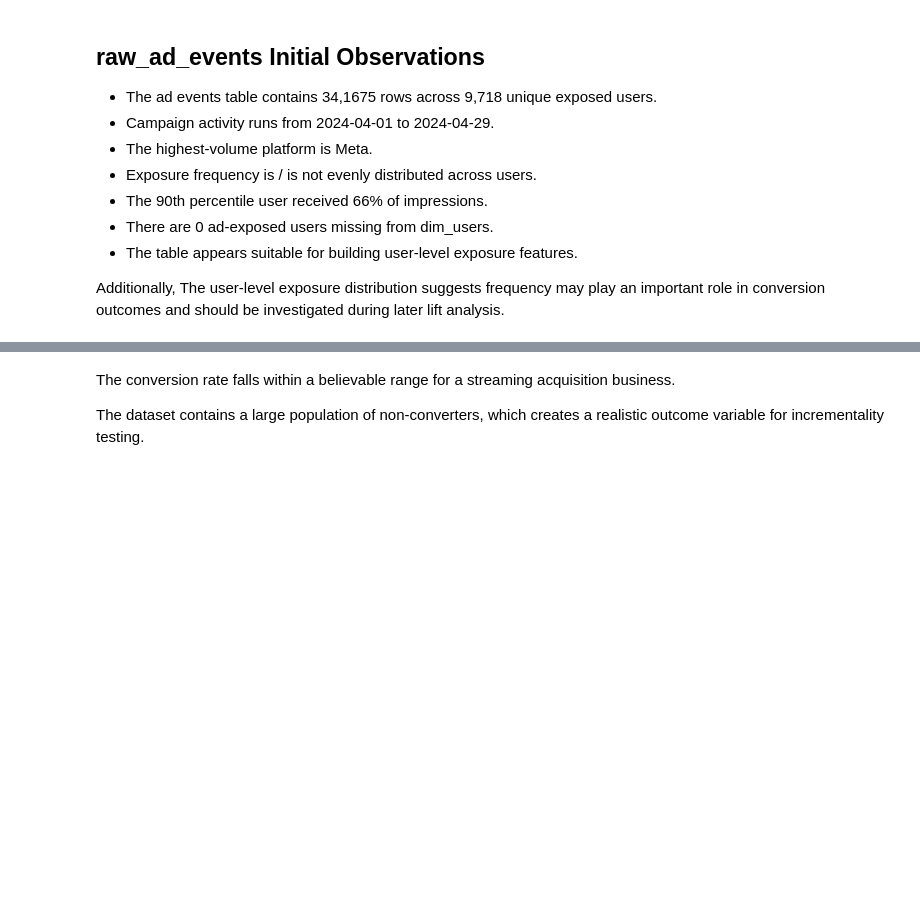
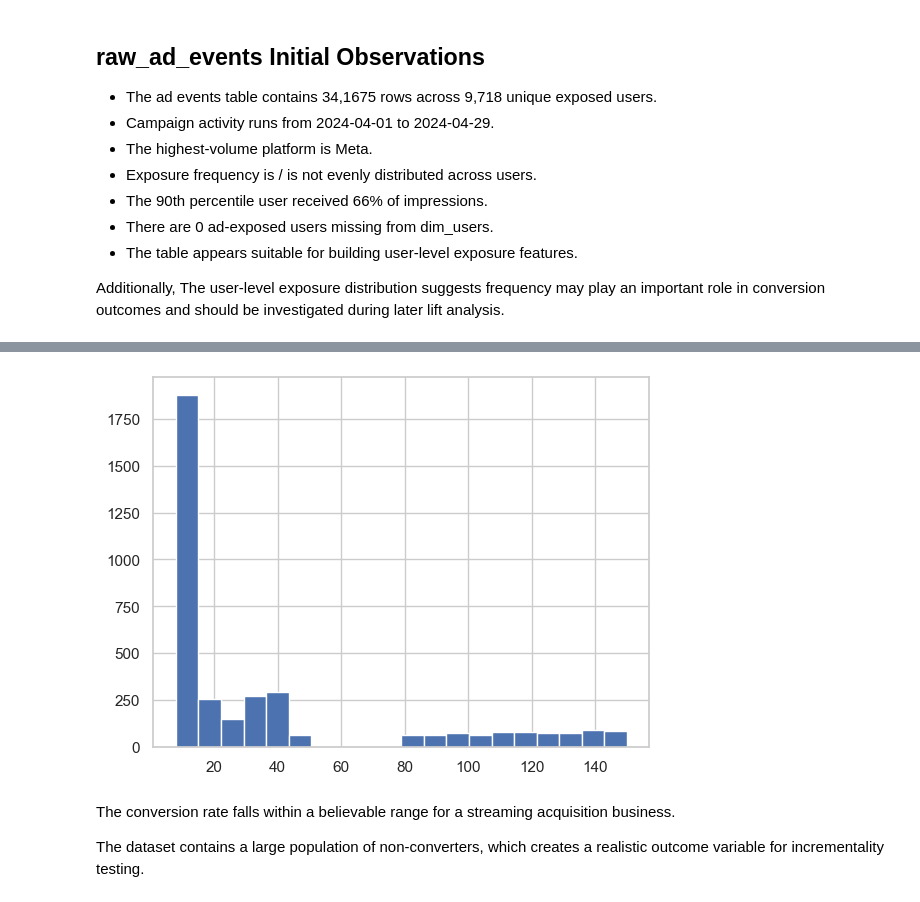
Before and after one commit to eddyk92/try-again-campaign-incrementality, a Jupyter notebook: notebooks/01_data_validation.ipynb, the cells around one changed output, grey strips where cells are left out. Saved outputs shown, nothing was run; the diff lists cells and outputs as text; code cells hidden in the pictures; blank space fills up the shorter version.

```diff
--- a/notebooks/01_data_validation.ipynb
+++ b/notebooks/01_data_validation.ipynb
@@ -382,55 +382,48 @@ print(f'raw_subscription_events: {raw_subscription_events.shape}')
 
 raw_subscription_events.columns.tolist()
 
-#What subscription events exist?
-event_dist = (
-    raw_subscription_events["subscription_event_type"]
+# What subscription statuses exist?
+status_dist = (
+    raw_subscription_events["status"]
     .value_counts(dropna=False)
     .to_frame("count")
 )
 
-event_dist["pct"] = (
-    event_dist["count"]
-    / event_dist["count"].sum()
+status_dist["pct"] = (
+    status_dist["count"]
+    / status_dist["count"].sum()
     * 100
 ).round(2)
 
-display(event_dist)
+display(status_dist)
 
-#How many users actually generated subscription events?
-print("Total subscription events:", len(raw_subscription_events))
-print("Unique users:", raw_subscription_events["user_id"].nunique())
-
-#What is the timeline?
-raw_subscription_events["timestamp"] = pd.to_datetime(
-    raw_subscription_events["timestamp"]
+# How many users subsscribed?
+print(
+    "Total subscriptions:",
+    len(raw_subscription_events)
 )
 
 print(
-    "First subscription event:",
-    raw_subscription_events["timestamp"].min()
+    "Unique subscribed users:",
+    raw_subscription_events["user_id"].nunique()
+)
+
+# What is the subscription date range?
+raw_subscription_events["subscription_start_date"] = pd.to_datetime(
+    raw_subscription_events["subscription_start_date"]
 )
 
 print(
-    "Last subscription event:",
-    raw_subscription_events["timestamp"].max()
+    "First subscription:",
+    raw_subscription_events["subscription_start_date"].min()
 )
 
-#How many users converted?
-converted_users = (
-    raw_subscription_events
-    .loc[
-        raw_subscription_events["subscription_event_type"]
-        == "paid_conversion",
-        "user_id"
-    ]
-    .nunique()
+print(
+    "Last subscription:",
+    raw_subscription_events["subscription_start_date"].max()
 )
 
-print("Converted users:", converted_users)
-
-
-#Are some plans more common than others?
+# What plans are most popular?
 plan_dist = (
     raw_subscription_events["plan_type"]
     .value_counts(dropna=False)
@@ -445,36 +438,36 @@ plan_dist["pct"] = (
 
 display(plan_dist)
 
-#When did events take place
-raw_subscription_events["event_date"] = (
-    raw_subscription_events["timestamp"].dt.date
+# What is the distribution of plan values?
+raw_subscription_events["plan_amount"].describe()
+
+raw_subscription_events["plan_amount"].hist(
+    bins=20
 )
 
-subscription_events_by_month = (
+# How many new subscriptions occure each month?
+monthly_subscriptions = (
     raw_subscription_events
     .groupby(
-        raw_subscription_events["timestamp"].dt.to_period("M")
+        raw_subscription_events[
+            "subscription_start_date"
+        ].dt.to_period("M")
     )
     .size()
-    .reset_index(name="events")
+    .reset_index(name="subscriptions")
 )
 
-display(subscription_events_by_month.tail(24))
-
-
-#How many paid conversions took place each month?
-paid_conversions = raw_subscription_events[
-    raw_subscription_events["subscription_event_type"] == "paid_conversion"
-]
-
-monthly_paid = (
-    paid_conversions
-    .groupby(
-        paid_conversions["timestamp"].dt.to_period("M")
-    )
-    .size()
-    .reset_index(name="paid_conversions")
+display(
+    monthly_subscriptions.tail(24)
 )
 
-display(monthly_paid.tail(18))
+# What percentage of scubscriptions are still active?
+status_summary = (
+    raw_subscription_events["status"]
+    .value_counts(normalize=True)
+    .mul(100)
+    .round(2)
+)
+
+display(status_summary)
 # %% [output]
@@ -533,3 +515,4 @@ Converted users: 3650
+[figure, added]
 # %% [markdown]
 The conversion rate falls within a believable range for a streaming acquisition business.
 
```
Also changed, not shown: parts of 1 cell of this notebook, 3 other files.
